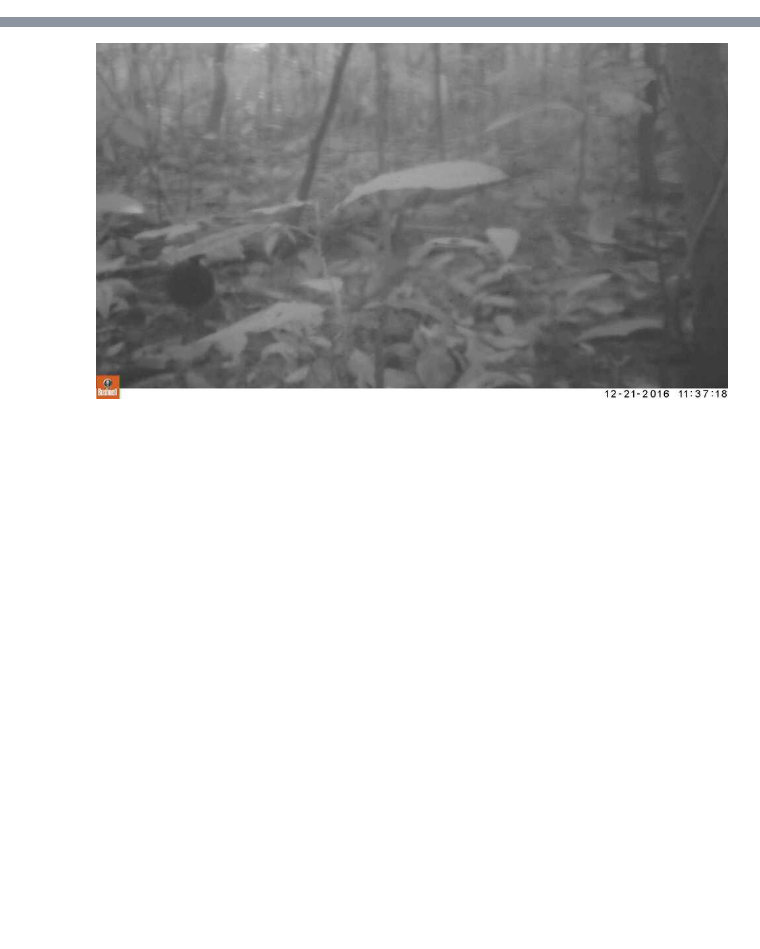
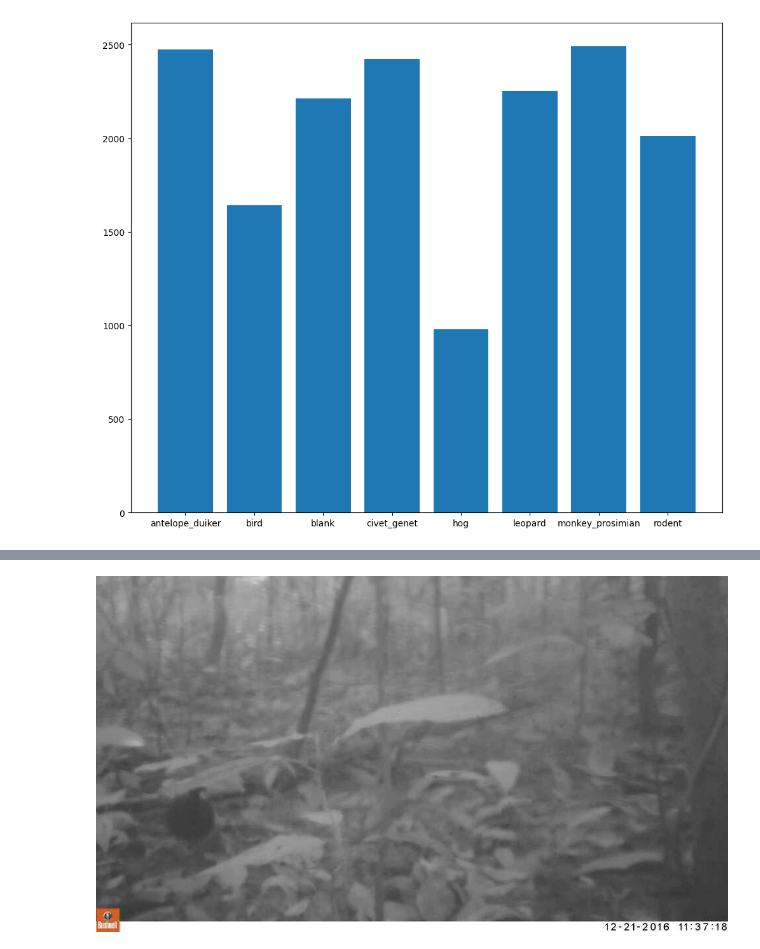
Before and after one commit to amannindra/DSS-Image-Classification, a Jupyter notebook: DSSAnimalClassification/dssTesting.ipynb, the cells around one changed output, grey strips where cells are left out. Drawn from its saved outputs; the diff is of its cells as text; code cells hidden in the pictures; blank space fills up the shorter version.

```diff
--- a/DSSAnimalClassification/dssTesting.ipynb
+++ b/DSSAnimalClassification/dssTesting.ipynb
@@ -48,29 +52,21 @@ Your AWS Username is: amannindra2
 s3 = boto3.client("s3")
 
 bucket_name = "animal-classification-dss-works"
-train_folder = "data/train_features"
-test_folder = "data/test_features"
-train_features_csv = "data/train_features.csv"
-test_features_csv = "data/test_features.csv"
-train_labels_csv = "data/train_labels.csv"
+train_folder = "preprocess/train_features"
+test_folder = "preprocess/test_features"
+train_features_csv = "processed/train_features.csv"
+test_features_csv = "processed/test_features.csv"
+train_labels_csv = "processed/train_labels.csv"
 
 response = s3.list_objects_v2(Bucket=bucket_name)
 
 
-
-# for obj in response.get("Contents", []):
-#     print(obj["Key"], obj["Size"])
 train_labels = s3.get_object(
     Bucket=bucket_name, Key = train_labels_csv
 )
-# train_folder = s3.get_object(
-#     Bucket=bucket_name, Key = "data/train"
-# )
-# test_folder = s3.get_object(
-#     Bucket=bucket_name, Key = "data/test"
-# )
 
-
-content = train_labels["Body"].read().decode("utf-8")
-print(content)
+content_labels = train_labels["Body"].read().decode("utf-8")
+content_labels = StringIO(content_labels)
+df_labels = pd.read_csv(content_labels)
+df_labels
 # %% [output]
@@ -93,0 +86,5 @@ ZJ009754
+# %%
+col = df_labels.columns
+print(type(col), col)
+col = col.drop(col[0])
+print(col)
@@ -93,0 +98,7 @@ ZJ009754
+# %%
+count = {}
+
+for i in col:
+    count[i] = len(df_labels[df_labels[i] == 1.0])
+    print(f"There are {count[i]} images of {i}")
+count
@@ -93,0 +122,7 @@ ZJ009754
+# %%
+fig, ax = plt.subplots(figsize=(12, 10))
+
+plt.bar(count.keys(), count.values())
+plt.show()
+# %% [output]
+[figure, added]
```
Also changed, not shown: parts of 47 cells of this notebook, 10 other files.
